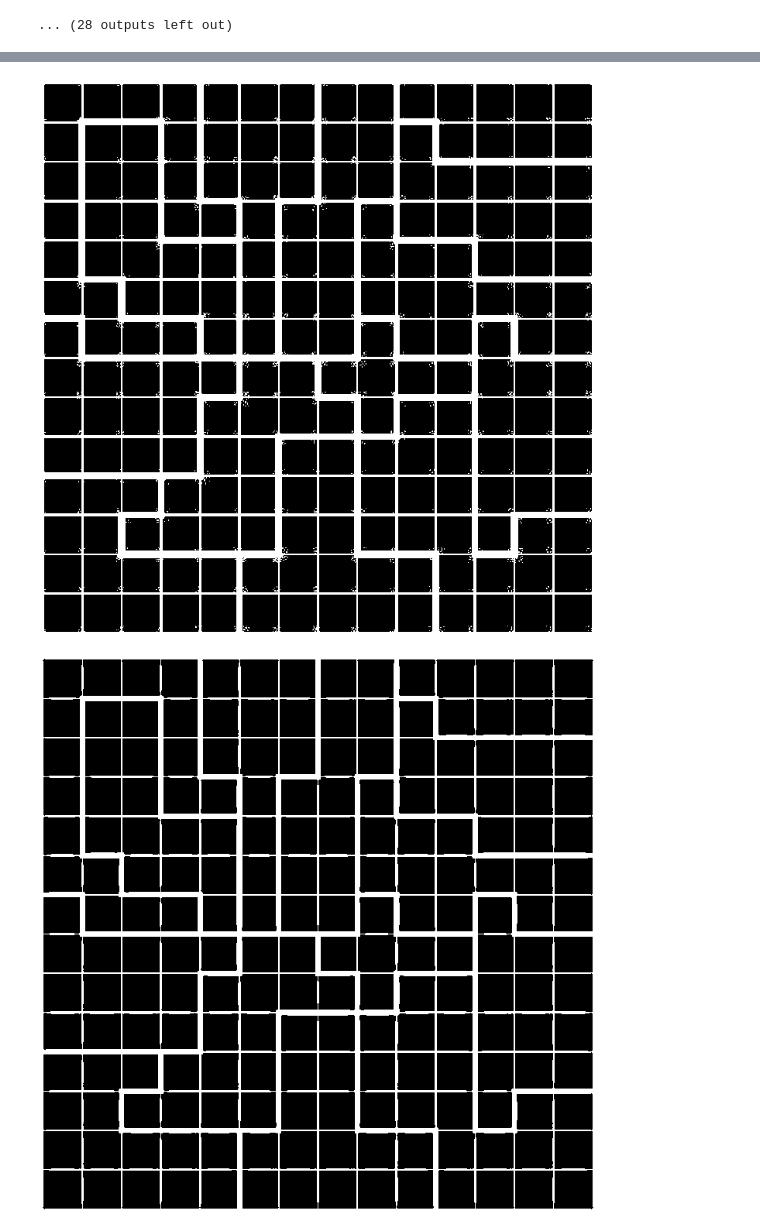
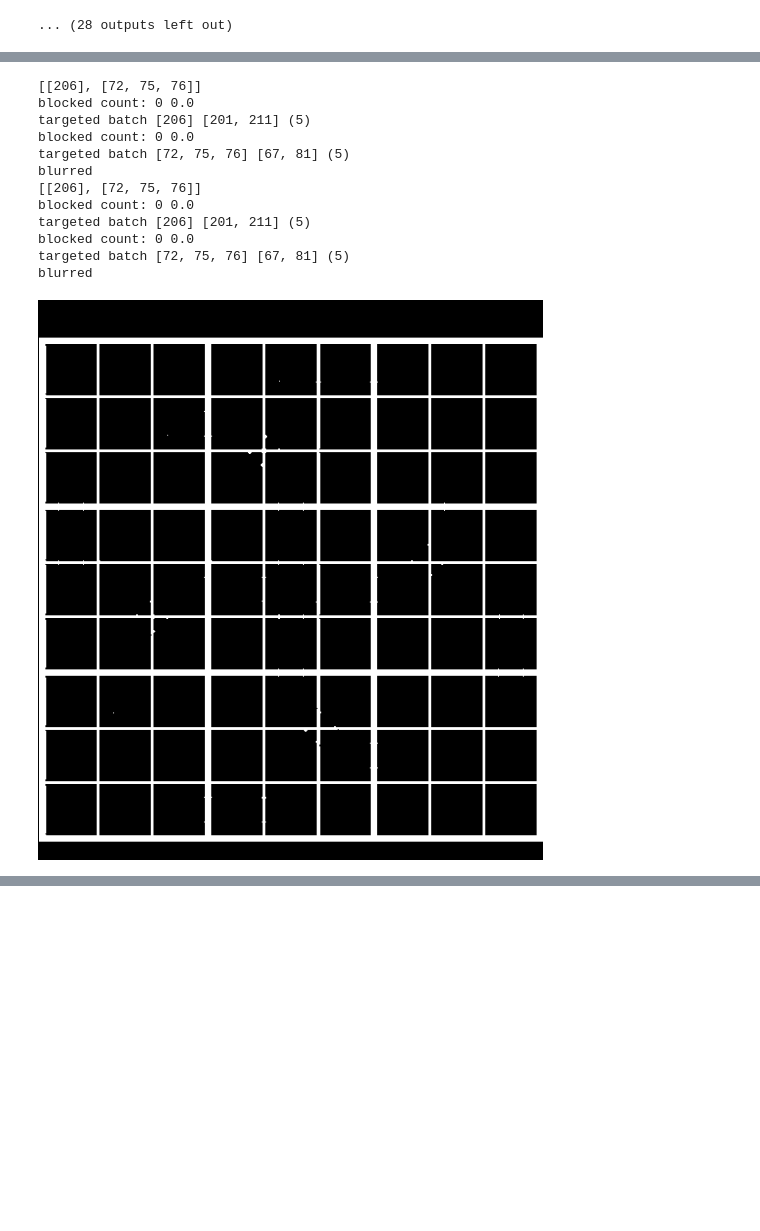
Before and after one commit to PhilHarnish/forge, a Jupyter notebook: src/data/image/scratch.ipynb, the cells around one changed output, grey strips where cells are left out. Drawn from its saved outputs; the diff is of its cells as text; code cells hidden in the pictures; blank space fills up the shorter version.

Commit message:
Small fixes to prepare for image analysis.

```diff
--- a/src/data/image/scratch.ipynb
+++ b/src/data/image/scratch.ipynb
@@ -57,7 +55,11 @@ def get_grid(name, subdir: str = 'original'):
   return grid.Grid(get_image(name, subdir=subdir))
 
 
-def show(img):
+def show(label, img=None):
+  if img is None:
+    img = label
+  else:
+    print(label)
   display(Image.fromarray(np.array(img, dtype=np.uint8)))
 
 
@@ -475,3 +401,19 @@ array([[ 98, 184],
 # %%
 importlib.reload(grid)
-g = get_grid('cages.png')
+g = get_grid('thermo.png')
+show(g.grid)
+show(g._original)
+# %% [output]
+[[206], [72, 75, 76]]
+blocked count: 0 0.0
+targeted batch [206] [201, 211] (5)
+blocked count: 0 0.0
+targeted batch [72, 75, 76] [67, 81] (5)
+blurred
+[[206], [72, 75, 76]]
+blocked count: 0 0.0
+targeted batch [206] [201, 211] (5)
+blocked count: 0 0.0
+targeted batch [72, 75, 76] [67, 81] (5)
+blurred
+[figure, added]
@@ -478,11 +420,0 @@ g = get_grid('cages.png')
-# %%
-#show(g.grid_without_threshold)
-#inv = cv2.bitwise_not(g.grid_without_threshold)
-src = g.grid_without_threshold
-show(np.array(np.where(src > 5, 255, 0), dtype=np.uint8))
-show(cv2.adaptiveThreshold(
-        src, maxValue=255, adaptiveMethod=cv2.ADAPTIVE_THRESH_MEAN_C,
-        thresholdType=cv2.THRESH_BINARY, blockSize=21, C=-5))
-# %% [output]
-[figure, removed]
-[figure, removed]
```
Also changed, not shown: parts of 13 cells of this notebook, 2 other files.
